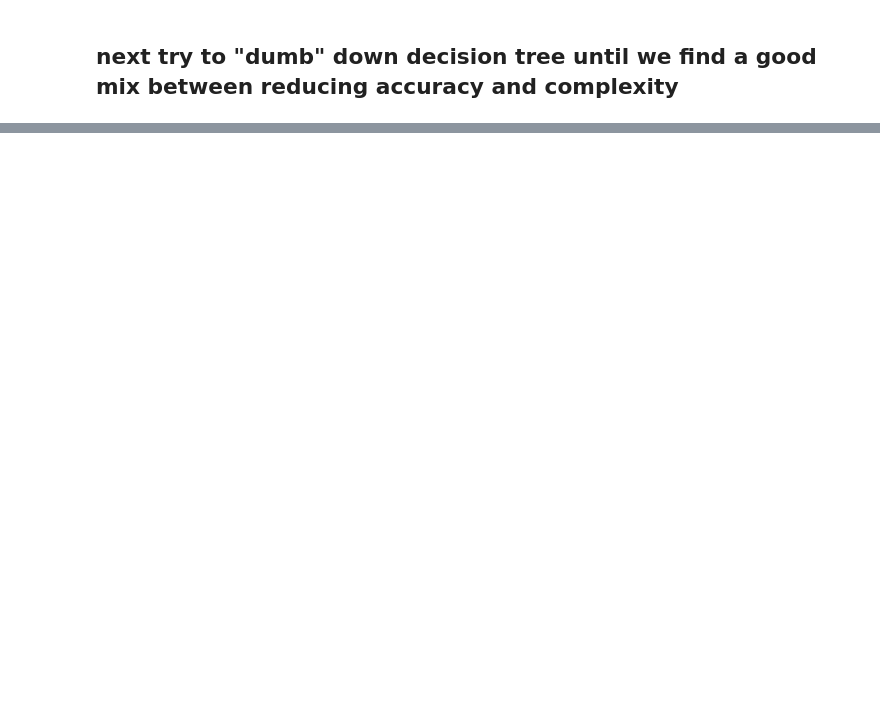
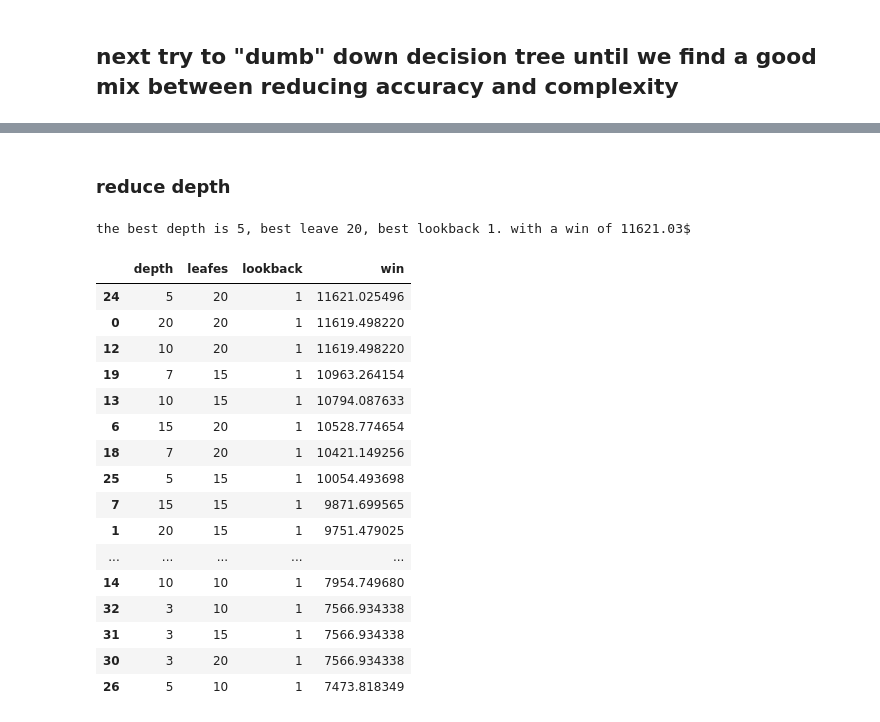
Before and after one commit to JustinGuese/tradingbot22-tradingbots, a Jupyter notebook: jupyternotebooks/correlations.ipynb, the cells around one changed output, grey strips where cells are left out. Drawn from its saved outputs; the diff is of its cells as text; code cells hidden in the pictures; blank space fills up the shorter version.

```diff
--- a/jupyternotebooks/correlations.ipynb
+++ b/jupyternotebooks/correlations.ipynb
@@ -563,7 +562,0 @@ X, Y = df.drop(["signal", "ticker"], axis = 1).fillna(method="bfill").fillna(0),
-# %%
-# free decision tree has: 0.89
-for depth in [100,20,15,10,5,3,2]:
-    clf = tree.DecisionTreeClassifier(max_depth=depth)
-    clf.fit(X, Y)
-    scr = clf.score(X, Y)
-    print("decision tree score with a depth of %d: " % depth, scr)
@@ -585,7 +562,0 @@ decision tree score with a depth of 5:  0.9655172413793104
-# %%
-# then see how many features we can reduce
-for nrFeatures in [10,9,8,7,6,5,4,3,2]:
-    clf = tree.DecisionTreeClassifier(max_depth=5, max_leaf_nodes = nrFeatures)
-    clf.fit(X, Y)
-    scr = clf.score(X, Y)
-    print("decision tree score with nr features of %d: " % nrFeatures, scr)
@@ -612,0 +672,50 @@ the ideal depth seems to be 4. it reaches accuracy of 0.88
+# %% [markdown]
+### reduce depth
+# %%
+from tqdm import tqdm
+justHoldingWin = 6582
+
+bestDepth = -1
+bestLeafes = -1
+bestLookback = -1
+bestDepthWin = -9999
+collection = []
+# explicitly force a max of 20 to prevent overfitting
+for depth in tqdm([20,15,10,7,5,3]):
+    for leafes in [20,15,10,7,5,3]:
+        clf = tree.DecisionTreeClassifier(max_depth=depth, max_leaf_nodes = leafes)
+        clf.fit(X, Y)
+        # scr = clf.score(X, Y)
+        # print("score is: ", scr)
+        bestLookbackWin, lookback, bestLookbackPortfolio = oneRun(clf)
+        collection.append([depth,leafes,lookback,bestLookbackWin])
+        if bestLookbackWin >= bestDepthWin: # equal to prefer smaller trees
+            bestDepthWin = bestLookbackWin
+            bestDepth = depth
+            bestLeafes = leafes
+            bestLookback = lookback
+print("the best depth is %d, best leave %d, best lookback %d. with a win of %.2f$" % (bestDepth, bestLeafes, bestLookback, bestDepthWin))
+# %% [output]
+the best depth is 5, best leave 20, best lookback 1. with a win of 11621.03$
+# %%
+collection = pd.DataFrame(collection, columns = ["depth", "leafes", "lookback", "win"])
+collection.sort_values(by="win", ascending=False, inplace=True)
+collection.head(20)
+# %% [output]
+|  | depth | leafes | lookback | win |
+| 24 | 5 | 20 | 1 | 11621.025496 |
+| 0 | 20 | 20 | 1 | 11619.498220 |
+| 12 | 10 | 20 | 1 | 11619.498220 |
+| 19 | 7 | 15 | 1 | 10963.264154 |
+| 13 | 10 | 15 | 1 | 10794.087633 |
+| 6 | 15 | 20 | 1 | 10528.774654 |
+| 18 | 7 | 20 | 1 | 10421.149256 |
+| 25 | 5 | 15 | 1 | 10054.493698 |
+| 7 | 15 | 15 | 1 | 9871.699565 |
+| 1 | 20 | 15 | 1 | 9751.479025 |
+| ... | ... | ... | ... | ... |
+| 14 | 10 | 10 | 1 | 7954.749680 |
+| 32 | 3 | 10 | 1 | 7566.934338 |
+| 31 | 3 | 15 | 1 | 7566.934338 |
+| 30 | 3 | 20 | 1 | 7566.934338 |
+| 26 | 5 | 10 | 1 | 7473.818349 |
```
Also changed, not shown: parts of 43 cells of this notebook.
